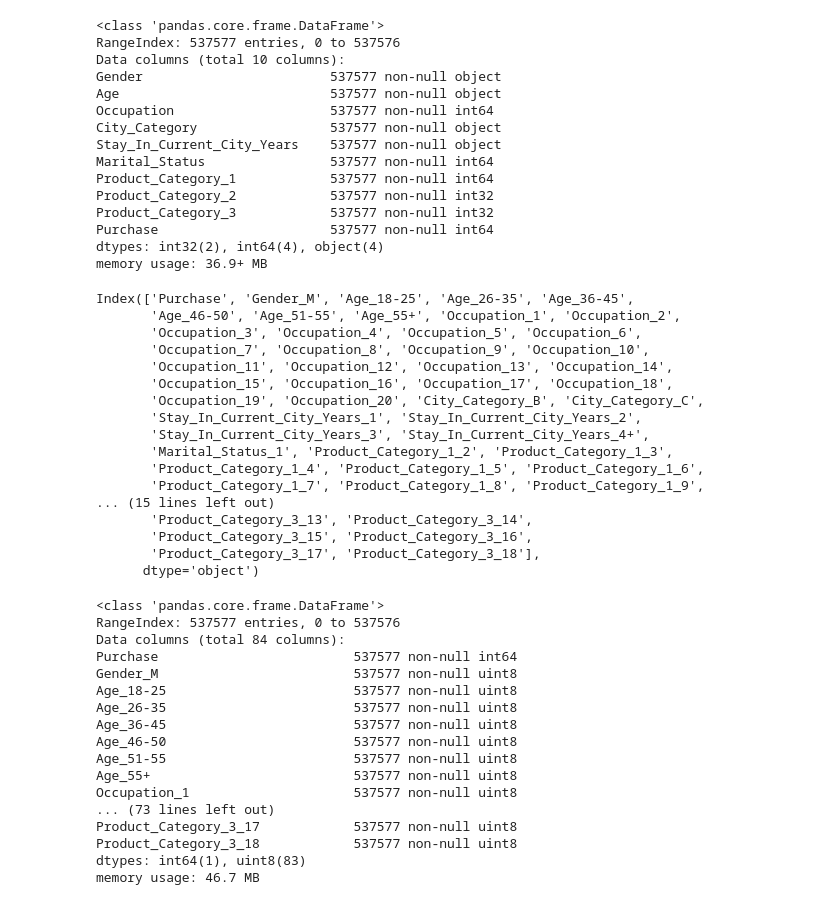
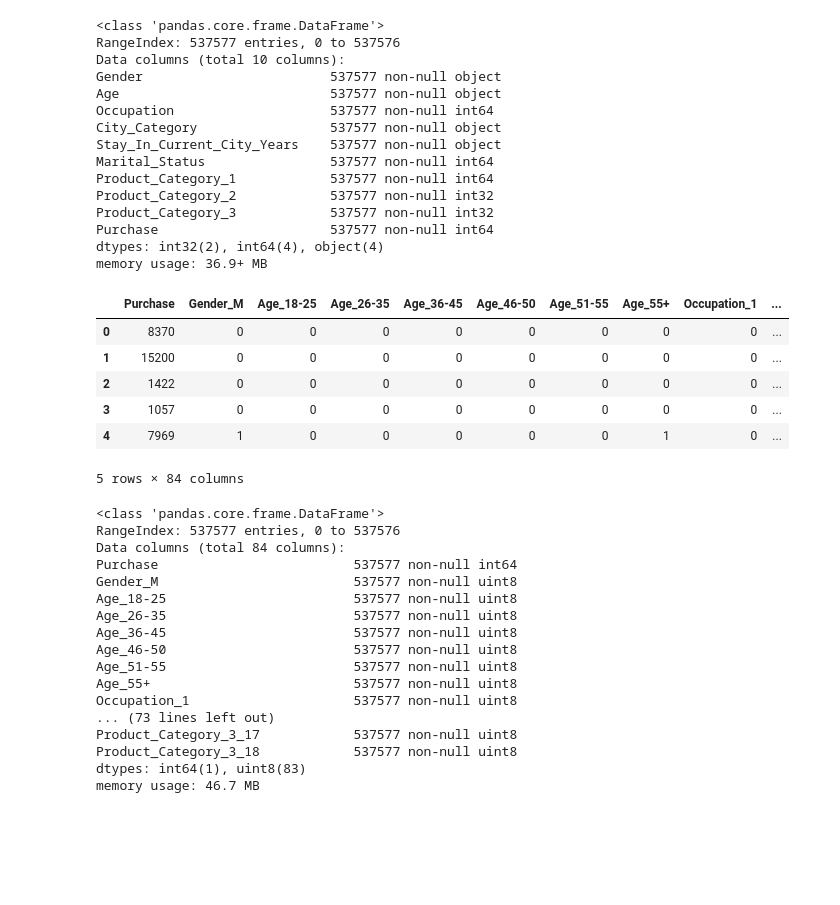
Before and after one commit to sheemambabu/Capstone_Project_1-In_Depth_Analysis, a Jupyter notebook: Linear_Regresion_Black_Friday.ipynb, the cells around one changed output. Saved outputs shown, nothing was run; the diff lists cells and outputs as text; code cells hidden in the pictures; blank space fills up the shorter version.

```diff
--- a/Linear_Regresion_Black_Friday.ipynb
+++ b/Linear_Regresion_Black_Friday.ipynb
@@ -556,28 +556,18 @@ memory usage: 36.9+ MB
 # %%
 #  One Hot Encoding for Categorical Variables
 
 df= pd.get_dummies(df, drop_first=True, prefix_sep='_',
                     columns=['Gender','Age','Occupation','City_Category', 'Stay_In_Current_City_Years', 'Marital_Status',
                             'Product_Category_1','Product_Category_2', 'Product_Category_3'])
-df.columns
+df.head()
 # %% [output]
+|  | Purchase | Gender_M | Age_18-25 | Age_26-35 | Age_36-45 | Age_46-50 | Age_51-55 | Age_55+ | Occupation_1 | ... |
+| 0 | 8370 | 0 | 0 | 0 | 0 | 0 | 0 | 0 | 0 | ... |
+| 1 | 15200 | 0 | 0 | 0 | 0 | 0 | 0 | 0 | 0 | ... |
+| 2 | 1422 | 0 | 0 | 0 | 0 | 0 | 0 | 0 | 0 | ... |
+| 3 | 1057 | 0 | 0 | 0 | 0 | 0 | 0 | 0 | 0 | ... |
+| 4 | 7969 | 1 | 0 | 0 | 0 | 0 | 0 | 1 | 0 | ... |
-Index(['Purchase', 'Gender_M', 'Age_18-25', 'Age_26-35', 'Age_36-45',
-       'Age_46-50', 'Age_51-55', 'Age_55+', 'Occupation_1', 'Occupation_2',
-       'Occupation_3', 'Occupation_4', 'Occupation_5', 'Occupation_6',
-       'Occupation_7', 'Occupation_8', 'Occupation_9', 'Occupation_10',
-       'Occupation_11', 'Occupation_12', 'Occupation_13', 'Occupation_14',
-       'Occupation_15', 'Occupation_16', 'Occupation_17', 'Occupation_18',
-       'Occupation_19', 'Occupation_20', 'City_Category_B', 'City_Category_C',
-       'Stay_In_Current_City_Years_1', 'Stay_In_Current_City_Years_2',
-       'Stay_In_Current_City_Years_3', 'Stay_In_Current_City_Years_4+',
-       'Marital_Status_1', 'Product_Category_1_2', 'Product_Category_1_3',
-       'Product_Category_1_4', 'Product_Category_1_5', 'Product_Category_1_6',
-       'Product_Category_1_7', 'Product_Category_1_8', 'Product_Category_1_9',
-... (15 lines left out)
-       'Product_Category_3_13', 'Product_Category_3_14',
-       'Product_Category_3_15', 'Product_Category_3_16',
-       'Product_Category_3_17', 'Product_Category_3_18'],
-      dtype='object')
+5 rows × 84 columns
 # %%
 df.info()
 # %% [output]
```
Also changed, not shown: parts of 4 cells of this notebook.
